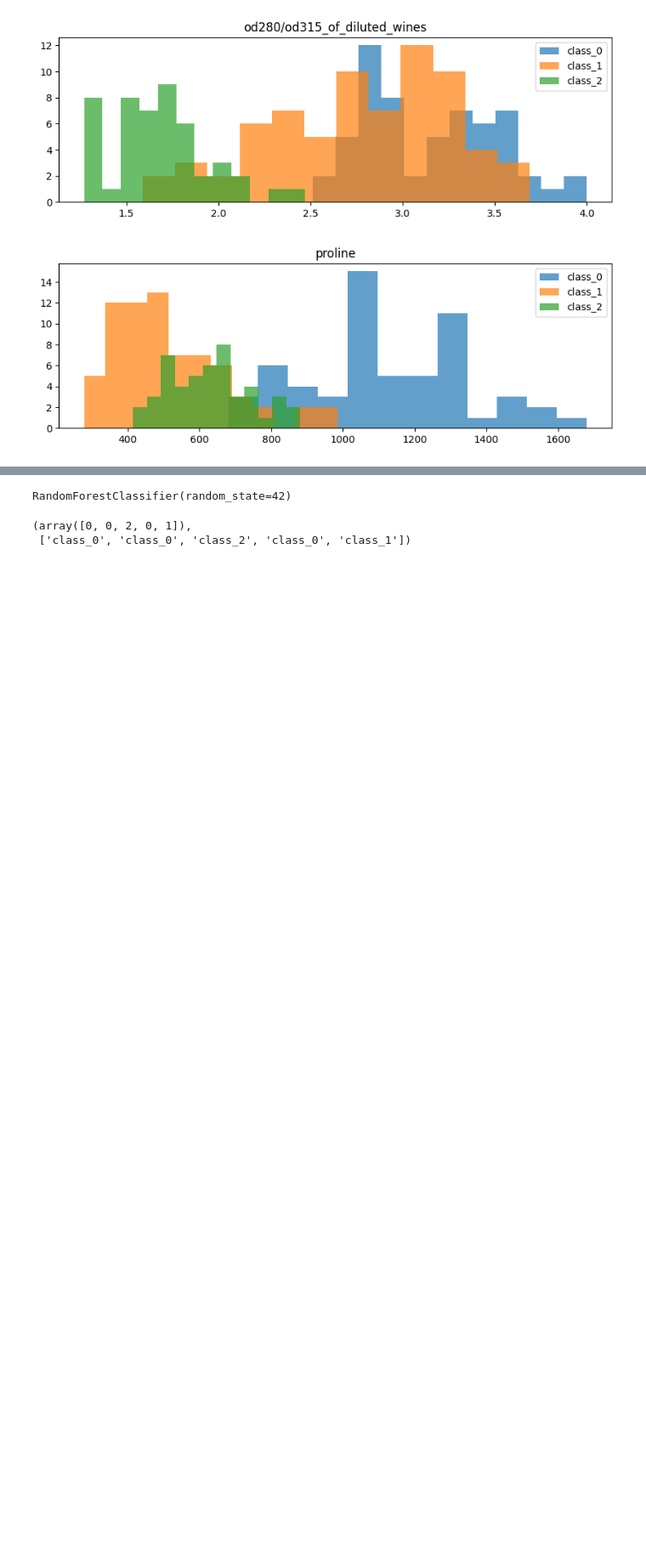
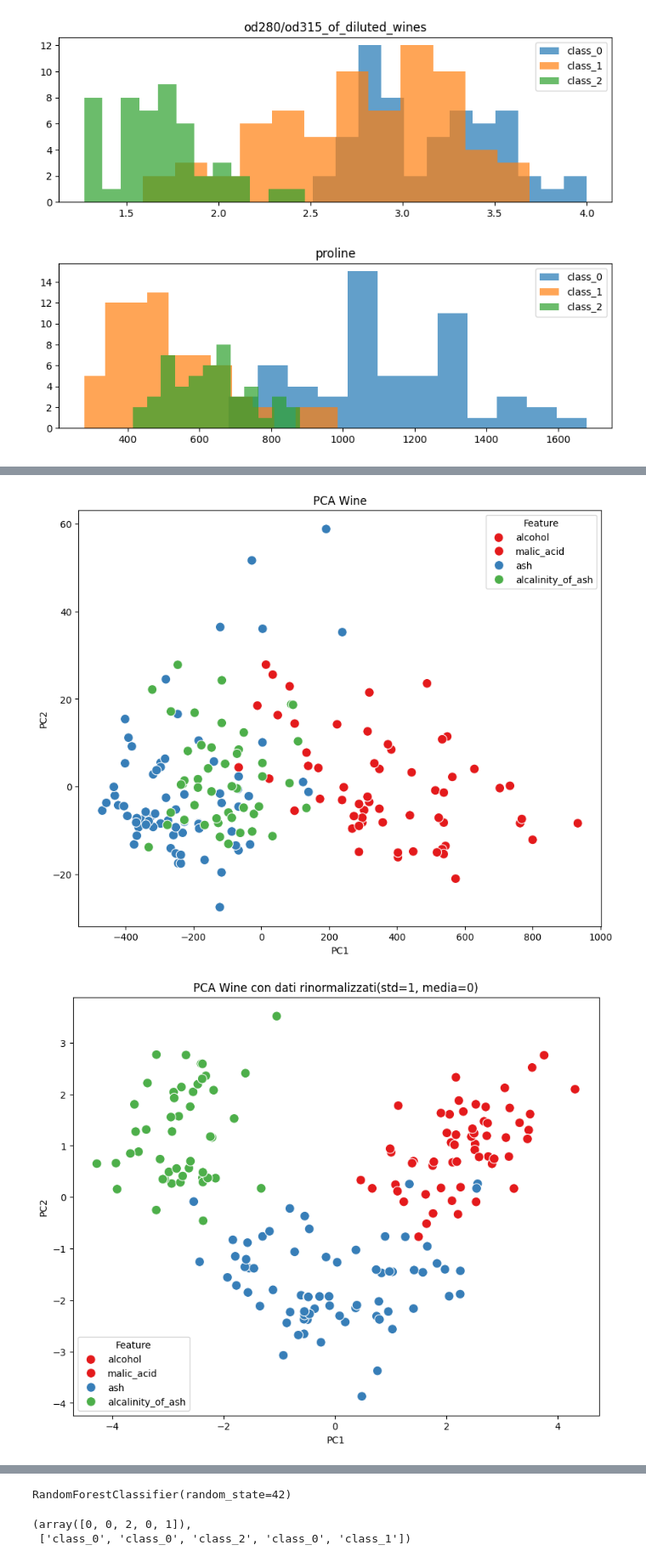
Before and after one commit to DanieleFlo/Daniele-Florio-Esercizi, a Jupyter notebook: 26 Novembre/esecizio_3.ipynb, the cells around one changed output, grey strips where cells are left out. Shown at 85% size. Drawn from its saved outputs; the diff is of its cells as text; code cells hidden in the pictures; blank space fills up the shorter version.

```diff
--- a/26 Novembre/esecizio_3.ipynb
+++ b/26 Novembre/esecizio_3.ipynb
@@ -65,0 +89,37 @@ for f in list_features:
+# %%
+principal=PCA(n_components=2)
+principal.fit(x)
+x_pca=principal.transform(x)
+
+df_pca = pd.DataFrame(data=x_pca, columns=['PC1', 'PC2'])
+df_pca['Y'] = y
+
+plt.figure(figsize=(10,8))
+sns.scatterplot(data=df_pca, x='PC1', y='PC2', hue='Y', palette='Set1', s=100)
+plt.title('PCA Wine')
+plt.xlabel('PC1')
+plt.ylabel('PC2')
+plt.legend(title='Feature', labels=list_features)
+plt.show()
+
+scaling=StandardScaler()
+scaling.fit(x)
+Scaled_data=scaling.transform(x)
+
+principal2=PCA(n_components=2)
+principal2.fit(Scaled_data)
+x_pca2=principal2.transform(Scaled_data)
+
+df_pca2 = pd.DataFrame(data=x_pca2, columns=['PC1', 'PC2'])
+df_pca2['Y'] = y
+
+plt.figure(figsize=(10,8))
+sns.scatterplot(data=df_pca2, x='PC1', y='PC2', hue='Y', palette='Set1', s=100)
+plt.title('PCA Wine con dati rinormalizzati(std=1, media=0)')
+plt.xlabel('PC1')
+plt.ylabel('PC2')
+plt.legend(title='Feature', labels=list_features)
+plt.show()
+# %% [output]
+[figure, added]
+[figure, added]
```
Also changed, not shown: parts of 16 cells of this notebook.
